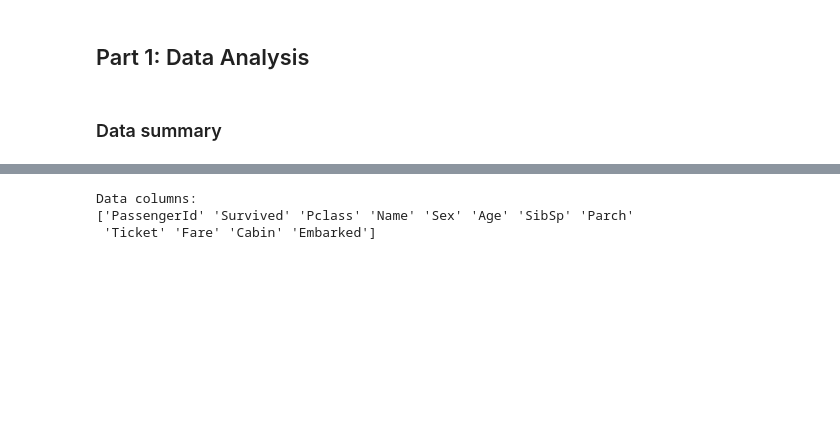
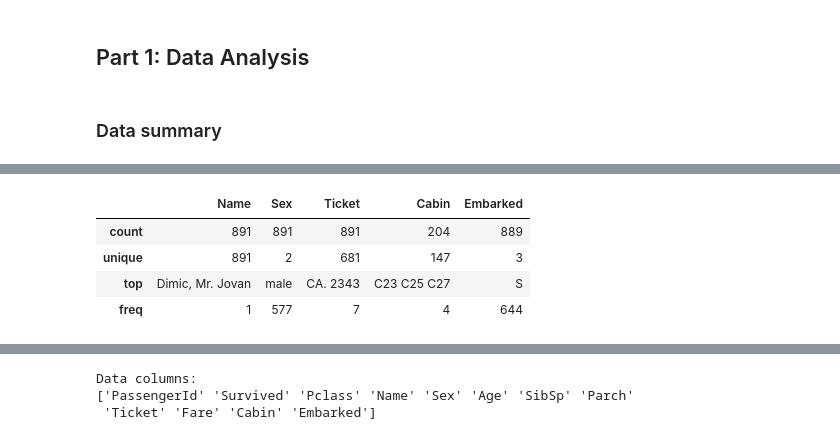
Before and after one commit to A103932033/ml-Titanic, a Jupyter notebook: ml_Titanic.ipynb, the cells around one changed output, grey strips where cells are left out. Cells and saved outputs as stored; diff of their text form; code cells hidden in the pictures; blank space fills up the shorter version.

```diff
--- a/ml_Titanic.ipynb
+++ b/ml_Titanic.ipynb
@@ -51,3 +71,12 @@ max      6.000000  512.329200
+# %%
+# check columns with 'Object' type
+train_df.describe(include=['O'])
+# %% [output]
+|  | Name | Sex | Ticket | Cabin | Embarked |
+| count | 891 | 891 | 891 | 204 | 889 |
+| unique | 891 | 2 | 681 | 147 | 3 |
+| top | Dimic, Mr. Jovan | male | CA. 2343 | C23 C25 C27 | S |
+| freq | 1 | 577 | 7 | 4 | 644 |
 # %%
 train_df.head()
 # %% [output]
```
Also changed, not shown: parts of 5 cells of this notebook, 1 other file.
